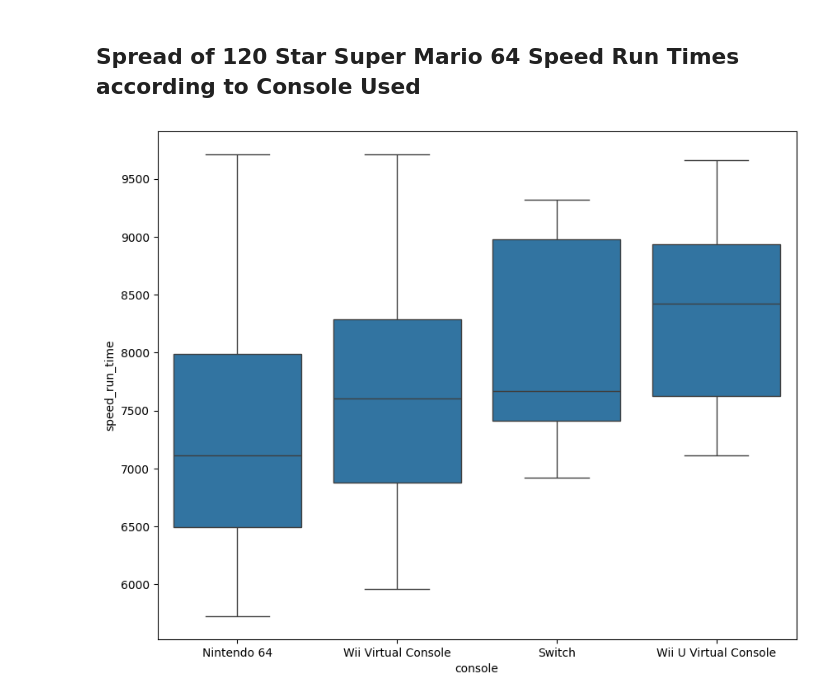
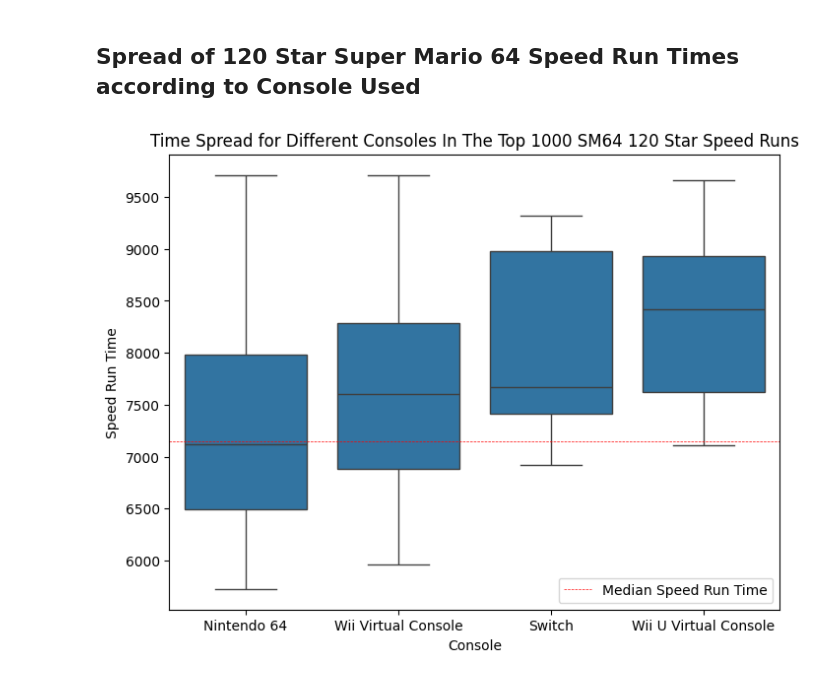
Before and after one commit to ccthatsme/supermario64, a Jupyter notebook: regression.ipynb, the cells around one changed output. Drawn from its saved outputs; the diff is of its cells as text; code cells hidden in the pictures.

```diff
--- a/regression.ipynb
+++ b/regression.ipynb
@@ -113,8 +113,16 @@ Notes:
 # %%
 # plt.scatter(df_encoded['console'], df_encoded['speed_run_time'])
 
-plt.figure(figsize=(10,8))
+median_time = sm64df_top1000['speed_run_time'].median()
+
+plt.figure(figsize=(8,6))
+
 sns.boxplot(x='console', y='speed_run_time', data=df_encoded)
+plt.axhline(y=median_time, color='red', linestyle='--', linewidth=0.5, label='Median Speed Run Time')
+plt.title('Time Spread for Different Consoles In The Top 1000 SM64 120 Star Speed Runs')
+plt.ylabel('Speed Run Time')
+plt.xlabel('Console')
+plt.legend()
 plt.show()
 # %% [output]
-[figure, old version]
+[figure, new version]
```
